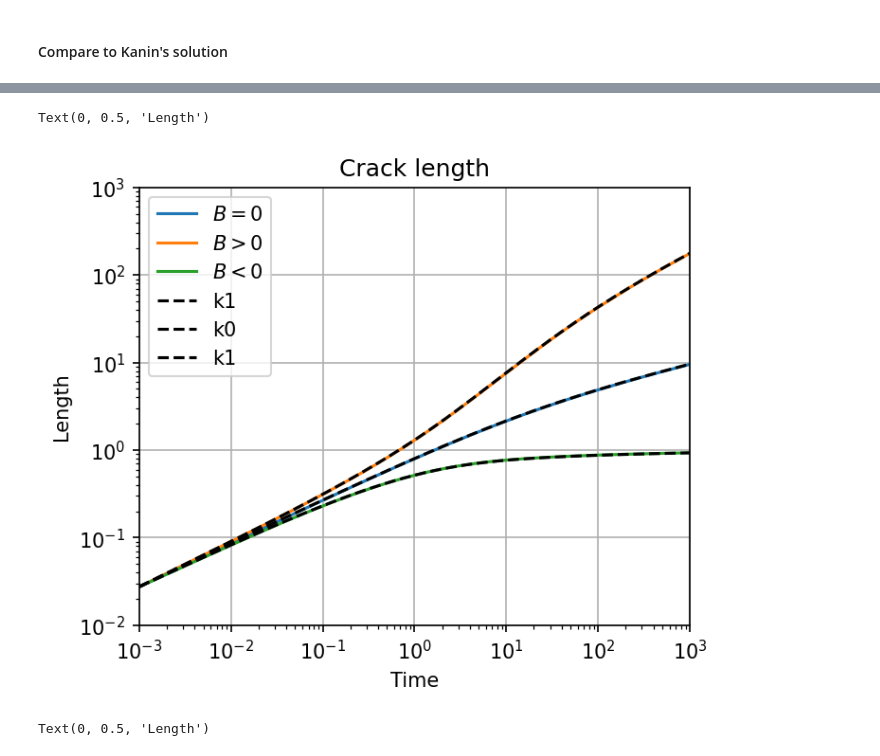
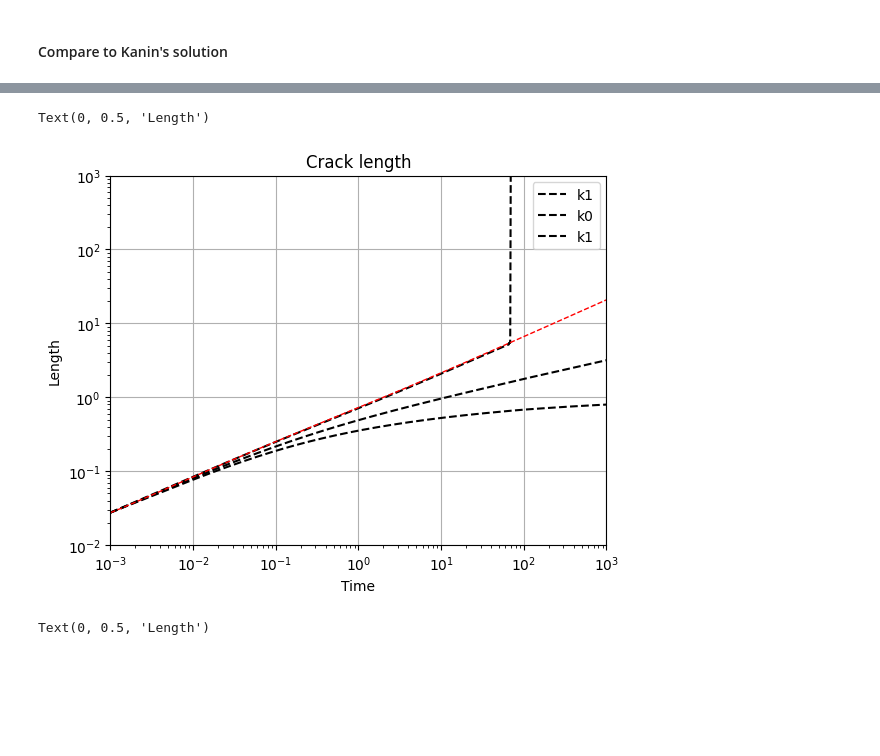
Before and after one commit to dashadem/CO2lovers, a Jupyter notebook: nonlinear.ipynb, the cells around one changed output, grey strips where cells are left out. Cells and saved outputs as stored; diff of their text form; code cells hidden in the pictures; blank space fills up the shorter version.

```diff
--- a/nonlinear.ipynb
+++ b/nonlinear.ipynb
@@ -767,13 +772,13 @@ def get_solution_B_jit(t, N, xi, h, v_prev, g_prev, psi_prev, W_prev, sgnB, T, L
 # %% [markdown]
 ### solving
 # %%
-N = 100
-sgnB = -1
+N = 50
+sgnB = 1
 T = 0
-L = 2 * 0.1
+L = 2 * 1
 is_uniform = 1
 
-t = np.concatenate((np.logspace(-3, 2, 6001), np.linspace(100, 1000, 7001)[1:]))
+t = np.concatenate((np.logspace(-3, 1, 2001), np.linspace(10, 1000, 20001)[1:]))
 
 if is_uniform == 1:
     xi = np.linspace(0,1,N+1)
@@ -811,2 +803,0 @@ plt.plot(solution['opening'][5300])
-# %%
-W = W.reshape(len(W)//len(xi), len(xi))
@@ -918,9 +903,9 @@ Text(0, 0.5, 'Flux')
 
 # with leakoff C = 0.1
 
-k0 = np.load('C = 0.1, uniform\last_calc_1.npy')
-k1 = np.load('C = 0.1, uniform\last_calc_2.npy')
-k_1 = np.load('C = 0.1, uniform\last_calc_3.npy')
+k0 = np.load('C = 1, uniform\last_calc_1.npy')
+k1 = np.load('C = 1, uniform\last_calc_2.npy')
+k_1 = np.load('C = 1, uniform\last_calc_3.npy')
 
 
 num_spatial = 101
@@ -955,27 +962,27 @@ Text(0, 0.5, 'Flux')
 # %%
-plt.figure(figsize = (5,4), dpi = 150)
-plt.plot(sol0L['time'],sol0L['length'], label = '$B = 0$')
-plt.plot(sol1L['time'],sol1L['length'], label = '$B > 0$')
-plt.plot(sol1_L['time'],sol1_L['length'], label = '$B < 0$')
+# plt.figure(figsize = (5,4), dpi = 150)
+# plt.plot(sol0L['time'],sol0L['length'], label = '$B = 0$')
+# plt.plot(sol1L['time'],sol1L['length'], label = '$B > 0$')
+# plt.plot(sol1_L['time'],sol1_L['length'], label = '$B < 0$')
 
 plt.plot(k1[0],k1[1],"--", c = 'black', label = 'k1')
 plt.plot(k0[0],k0[1],"--", c = 'black', label = 'k0')
 plt.plot(k_1[0],k_1[1],"--", c = 'black', label = 'k1')
 
-# plt.plot(solution['time'], solution['length'], '--r', linewidth = 1)
+plt.plot(solution['time'], solution['length'], '--r', linewidth = 1)
 
 plt.grid()
 plt.xscale('log')
 plt.yscale('log')
 plt.xlim([10**(-3), 10**3])
 plt.ylim([10**(-2), 10**3])
 plt.legend()
 plt.title('Crack length')
 plt.xlabel('Time')
 plt.ylabel('Length')
 # %% [output]
 Text(0, 0.5, 'Length')
-[figure, old version]
+[figure, new version]
 # %%
 # T = 0.6
 
```
Also changed, not shown: parts of 22 cells of this notebook.
